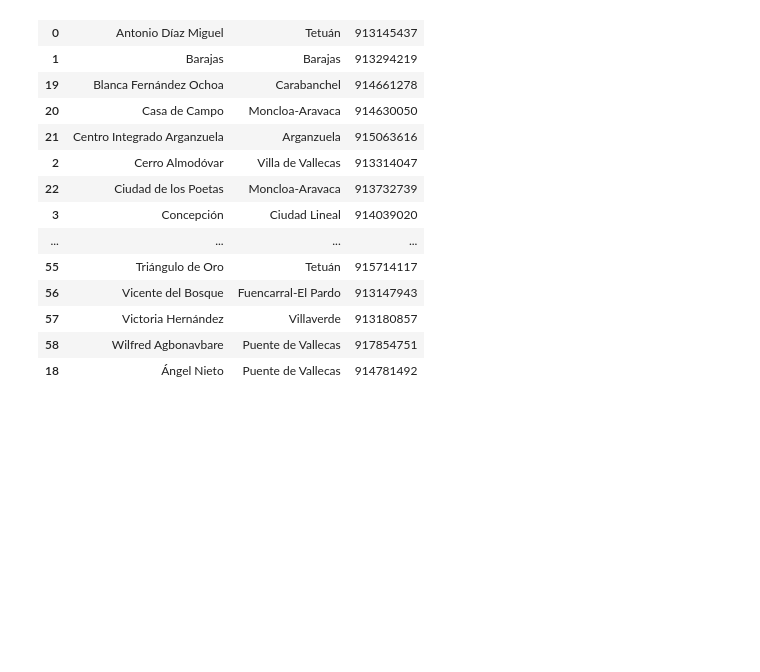
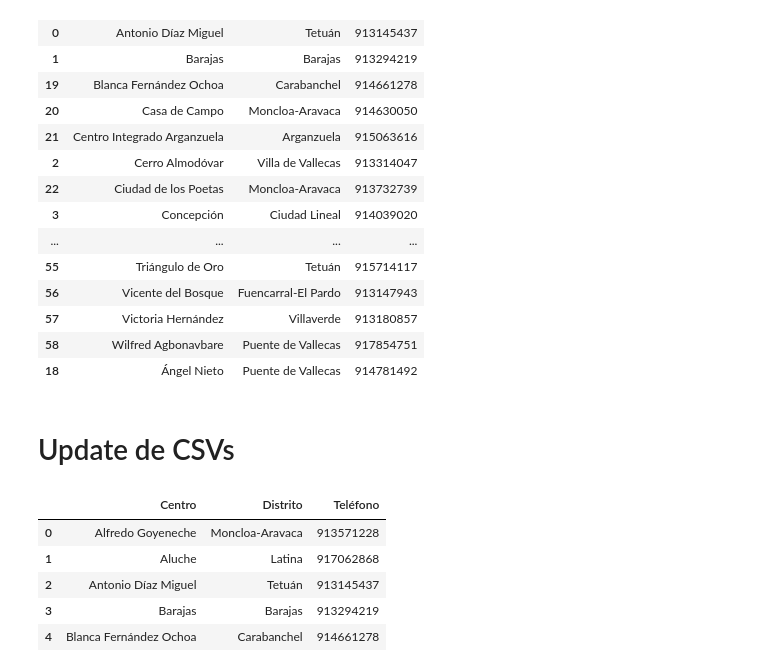
Before and after one commit to GiamoSalerno/Scraper-Deportes-Madrid, a Jupyter notebook: merge.ipynb, the cells around one changed output. Cells and saved outputs as stored; diff of their text form; code cells hidden in the pictures; blank space fills up the shorter version.

```diff
--- a/merge.ipynb
+++ b/merge.ipynb
@@ -135,3 +137,15 @@ contact
 | 18 | Ángel Nieto | Puente de Vallecas | 914781492 |
 # %%
 contact.to_csv('data/contacto.csv', index=False)
+# %% [markdown]
+# Update de CSVs
+# %%
+contacto = pd.read_csv('data/contacto.csv')
+contacto.head()
+# %% [output]
+|  | Centro | Distrito | Teléfono |
+| 0 | Alfredo Goyeneche | Moncloa-Aravaca | 913571228 |
+| 1 | Aluche | Latina | 917062868 |
+| 2 | Antonio Díaz Miguel | Tetuán | 913145437 |
+| 3 | Barajas | Barajas | 913294219 |
+| 4 | Blanca Fernández Ochoa | Carabanchel | 914661278 |
```
Also changed, not shown: parts of 7 cells of this notebook, 21 other files.
